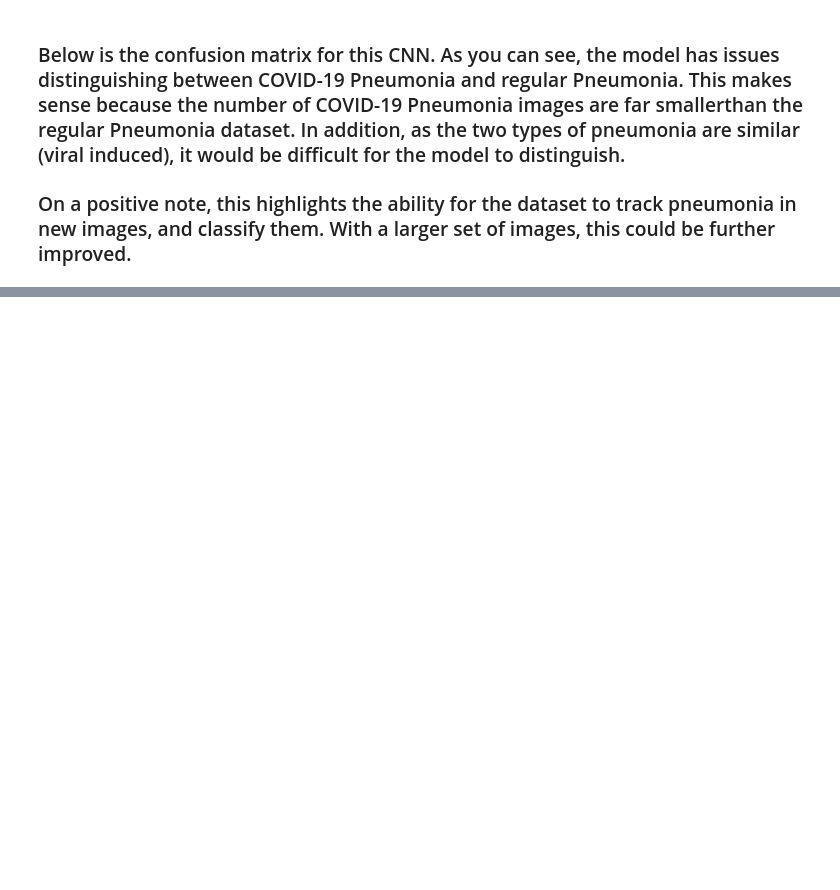
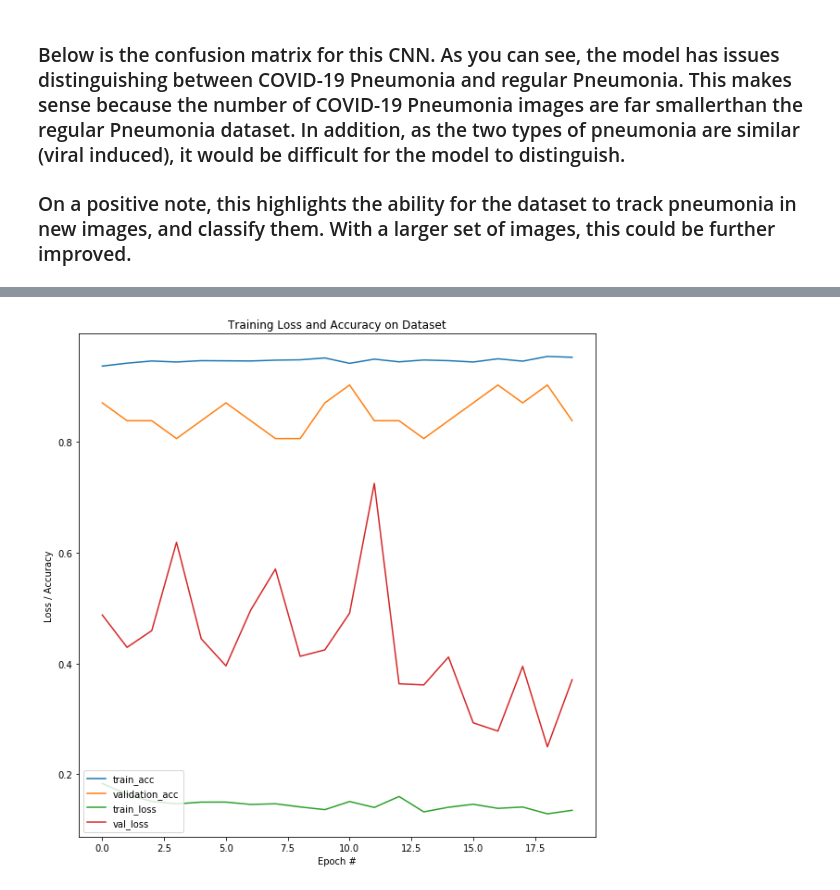
Before and after one commit to ta-data-bcn/Project-Week-8-Final-Project, a Jupyter notebook: your-project/Notebooks/02 Image Processing_CNN Pneumonia_and_COVID19.ipynb, the cells around one changed output, grey strips where cells are left out. Drawn from its saved outputs; the diff is of its cells as text; code cells hidden in the pictures; blank space fills up the shorter version.

```diff
--- a/your-project/Notebooks/02 Image Processing_CNN Pneumonia_and_COVID19.ipynb
+++ b/your-project/Notebooks/02 Image Processing_CNN Pneumonia_and_COVID19.ipynb
@@ -410,0 +555,18 @@ plt.show()
+# %%
+y_train = to_categorical(y_train)
+# %%
+y_val = to_categorical(y_val)
+y_test = to_categorical(y_test)
+# %%
+img_size = 128
+x_train = x_train.reshape(-1, img_size, img_size, 1)
+y_train = np.array(y_train)
+
+x_val = x_val.reshape(-1, img_size, img_size, 1)
+y_val = np.array(y_val)
+
+x_test = x_test.reshape(-1, img_size, img_size, 1)
+y_test = np.array(y_test)
+# %%
+model_covid_split = model.fit(datagen.flow(x_train, y_train, batch_size = 128), epochs = 20,
+                                  validation_data = datagen.flow(x_val, y_val))
@@ -411,3 +618,16 @@ plt.show()
+# %%
+plt.figure(figsize = (10,10))
+plt.plot(model_covid_split.history['accuracy'], label = "train_acc")
+plt.plot(model_covid_split.history['val_accuracy'], label = "validation_acc")
+plt.plot(model_covid_split.history['loss'], label = "train_loss")
+plt.plot(model_covid_split.history['val_loss'], label = "val_loss")
+plt.title('Training Loss and Accuracy on Dataset')
+plt.ylabel('Loss / Accuracy')
+plt.xlabel('Epoch #')
+plt.legend(loc='lower left')
+plt.show()
+# %% [output]
+[figure, added]
 # %%
 print(classification_report(y_test, predictions, target_names = ['Pneumonia (Class 0)','Normal (Class 1)', 'COVID (Class 2)']))
 # %% [output]
```
Also changed, not shown: parts of 63 cells of this notebook, 2 other files.
